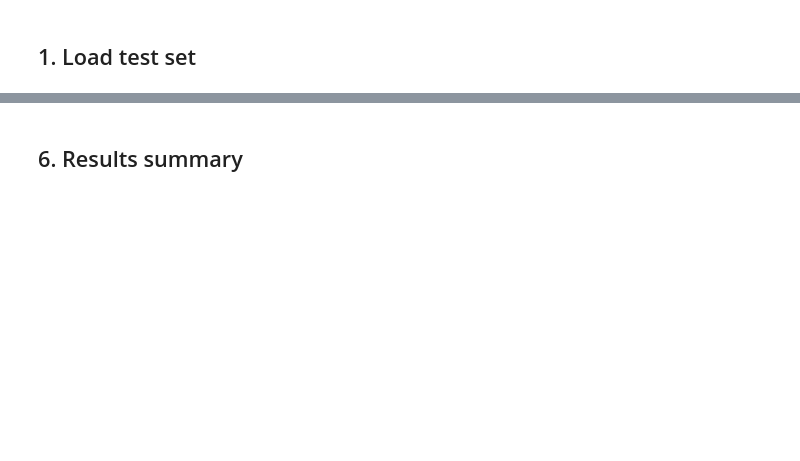
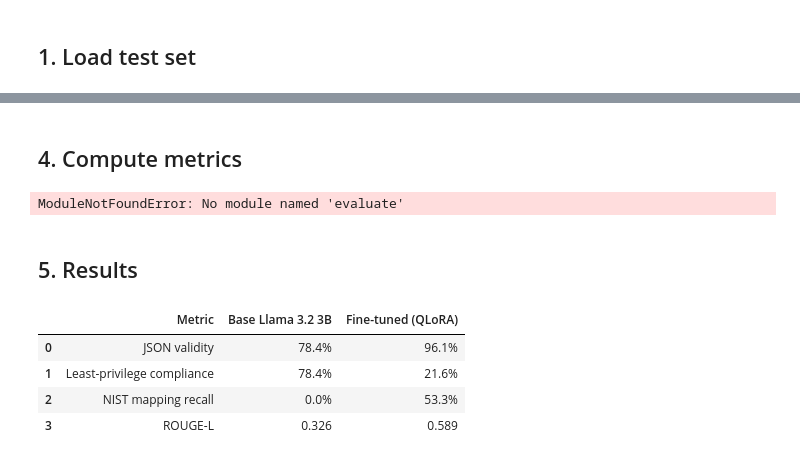
Before and after one commit to shah-data-scientist/iam-policy-llm, a Jupyter notebook: notebooks/03_evaluate.ipynb, the cells around one changed output, grey strips where cells are left out. Saved outputs shown, nothing was run; the diff lists cells and outputs as text; code cells hidden in the pictures; blank space fills up the shorter version.

```diff
--- a/notebooks/03_evaluate.ipynb
+++ b/notebooks/03_evaluate.ipynb
@@ -56,15 +194,79 @@ print(f"ROUGE-L: {results['rougeL']:.3f}")
+# %% [markdown]
+## 4. Compute metrics
+# %%
+from evaluate import load as load_metric
+rouge = load_metric('rouge')
+
+def json_validity_rate(outputs):
+    valid = sum(1 for o in outputs if not o.get('parse_error'))
+    return valid / len(outputs)
+
+def least_privilege_rate(outputs, ground_truths):
+    results = []
+    for o, gt in zip(outputs, ground_truths):
+        if o.get('parse_error'):
+            results.append(False)
+            continue
+        try:
+            gt_actions = extract_actions(gt['output']['policy'])
+            pred_actions = extract_actions(o.get('policy', {}))
+            results.append(len(pred_actions - gt_actions) == 0)
+        except Exception:
+            results.append(False)
+    return sum(results) / len(results)
+
+def nist_recall(outputs, ground_truths):
+    scores = []
+    for o, gt in zip(outputs, ground_truths):
+        gt_controls = set(gt['output'].get('nist_controls', []))
+        if not gt_controls:
+            continue
+        if o.get('parse_error'):
+            scores.append(0.0)
+            continue
+        pred_controls = set(o.get('nist_controls', []))
+        scores.append(len(pred_controls & gt_controls) / len(gt_controls))
+    return sum(scores) / len(scores) if scores else 0.0
+
+def rouge_l(outputs, ground_truths):
+    preds = [json.dumps(o) for o in outputs]
+    refs  = [json.dumps(ex['output']) for ex in ground_truths]
+    return rouge.compute(predictions=preds, references=refs)['rougeL']
+
+
+base_json  = json_validity_rate(base_outputs)
+ft_json    = json_validity_rate(ft_outputs)
+
+base_lp    = least_privilege_rate(base_outputs, test_data)
+ft_lp      = least_privilege_rate(ft_outputs, test_data)
+
+base_nist  = nist_recall(base_outputs, test_data)
+ft_nist    = nist_recall(ft_outputs, test_data)
+
+base_rouge = rouge_l(base_outputs, test_data)
+ft_rouge   = rouge_l(ft_outputs, test_data)
+
+print('Metrics computed')
+# %% [output]
+ModuleNotFoundError: No module named 'evaluate'
 # %% [markdown]
-## 6. Results summary
+## 5. Results
 # %%
 import pandas as pd
 
 summary = pd.DataFrame({
-    'Metric': ['JSON validity', 'Least-privilege', 'ROUGE-L'],
-    'Base Llama 3.2': ['—', '—', '—'],
-    'Fine-tuned': [
-        f"{len(valid)/len(ft_outputs):.1%}",
-        f"{sum(lp_results)/len(lp_results):.1%}",
-        f"{results['rougeL']:.3f}"
-    ]
+    'Metric': ['JSON validity', 'Least-privilege compliance', 'NIST mapping recall', 'ROUGE-L'],
+    'Base Llama 3.2 3B': [
+        f'{base_json:.1%}', f'{base_lp:.1%}', f'{base_nist:.1%}', f'{base_rouge:.3f}'
+    ],
+    'Fine-tuned (QLoRA)': [
+        f'{ft_json:.1%}', f'{ft_lp:.1%}', f'{ft_nist:.1%}', f'{ft_rouge:.3f}'
+    ],
 })
 summary
+# %% [output]
+|  | Metric | Base Llama 3.2 3B | Fine-tuned (QLoRA) |
+| 0 | JSON validity | 78.4% | 96.1% |
+| 1 | Least-privilege compliance | 78.4% | 21.6% |
+| 2 | NIST mapping recall | 0.0% | 53.3% |
+| 3 | ROUGE-L | 0.326 | 0.589 |
```
Also changed, not shown: parts of 20 cells of this notebook, 18 other files.
